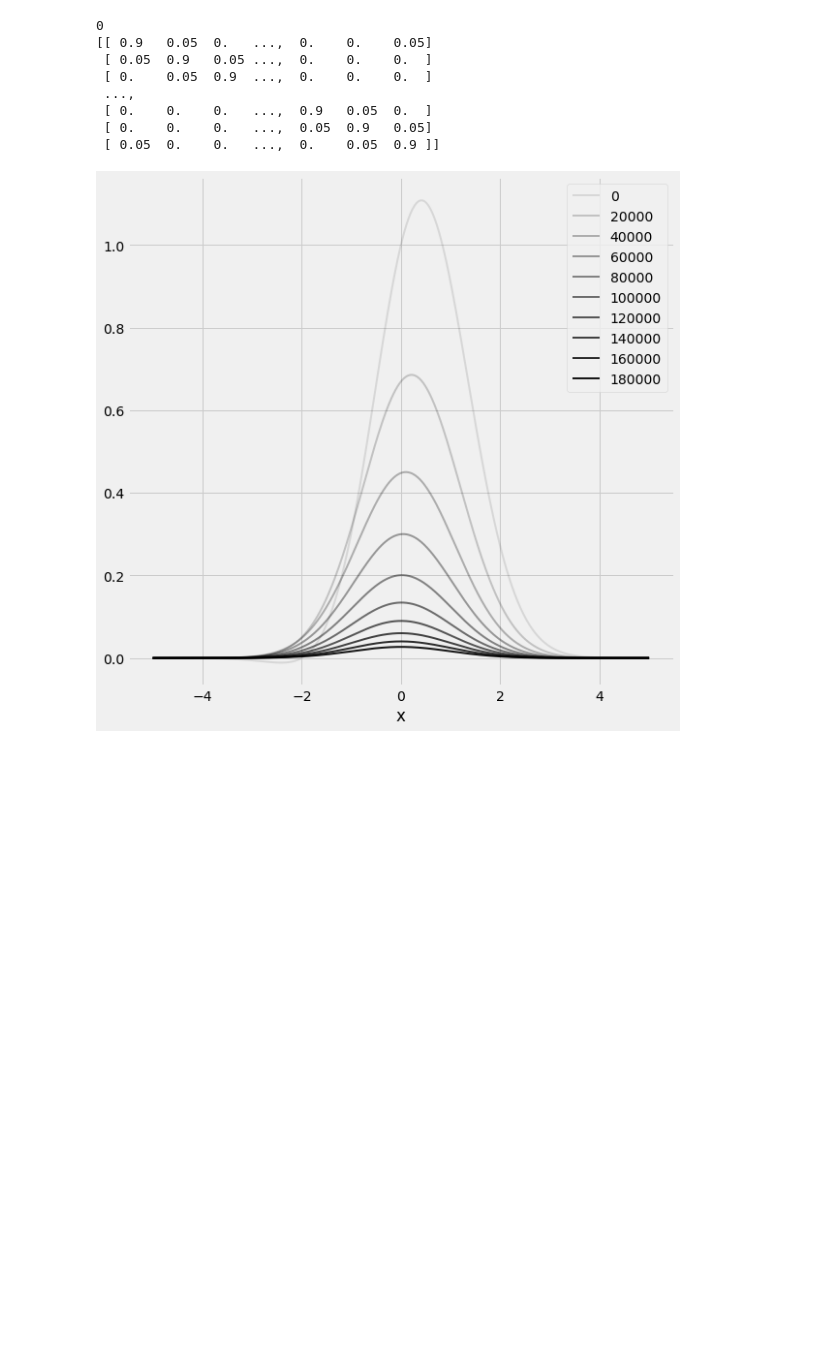
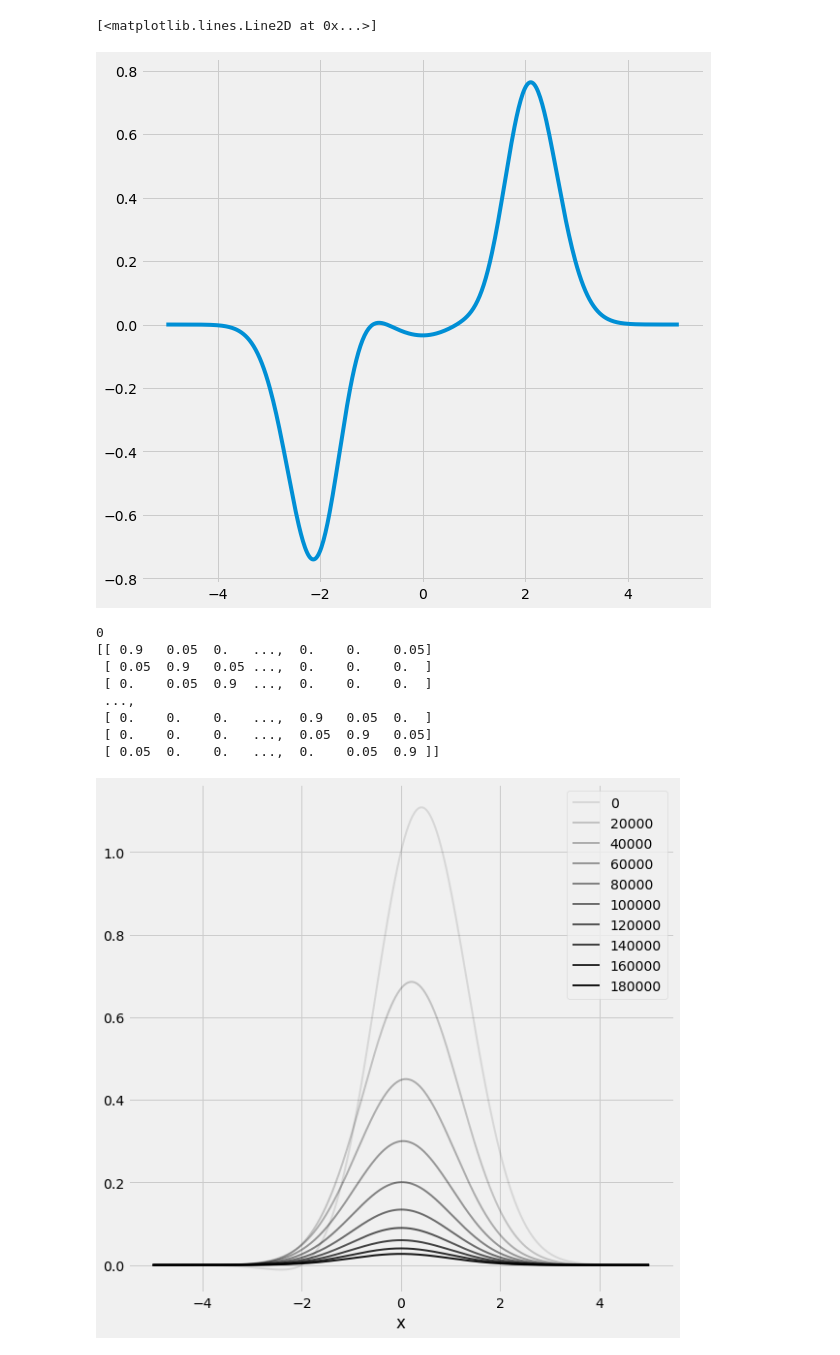
Before and after one commit to ianhi/courses, a Jupyter notebook: AC274/HW/HW_4/HW_4.ipynb, the cells around one changed output. Saved outputs shown, nothing was run; the diff lists cells and outputs as text; code cells hidden in the pictures; blank space fills up the shorter version.

```diff
--- a/AC274/HW/HW_4/HW_4.ipynb
+++ b/AC274/HW/HW_4/HW_4.ipynb
@@ -124,3 +124,27 @@ dt = cfl * np.min([dtd,dta,dtc])
 
 alpha = vel*dt/dx
 delta = dif*dt/(dx*dx)
+# %%
+def compute(init,x,pot, delta, dt, Nsteps,NX):
+    f = np.zeros([Nsteps,NX])
+    f[0] = init
+    out = ADR_with_history(x,f,pot,dt,delta, 0,NX,Nsteps)
+    decay_info = do_fit(out[1],NX,Nsteps)
+    energy = np.average(decay_info[1])
+    return {'out':out,'energy':energy,'decay_info':decay_info}
+
+def new_init(init,state):
+    init  /= np.sqrt(np.trapz(init**2,x))
+    state /= np.sqrt(np.trapz(state**2,x))
+    c = np.trapz(init*state,x)
+    new = init - c*state
+    new /= np.sqrt(np.trapz(new**2,x))
+    return c,new
+
+
+init = np.zeros_like(x)+(1+4*x**2+3*x**4+4*x**9)*np.exp(-x**2)
+plt.plot(x,init)
+gs = compute(init,x,pot,delta,dt,Nsteps,NX)
+init_2 = new_init(gs['out'][1][0],gs['out'][1][-1])[1]
+plot_10_percent(gs['out'][0],gs['out'][1])
+# compute(init,x,pot,delta,dt,Nsteps,NX)
@@ -127,3 +160,8 @@ delta = dif*dt/(dx*dx)
+# %%
+plt.plot(x,init[1])
+# %% [output]
+[<matplotlib.lines.Line2D at 0x...>]
+[figure, added]
 # %%
 f = np.zeros([Nsteps, NX])
 pot = x**2
```
Also changed, not shown: parts of 4 cells of this notebook.
